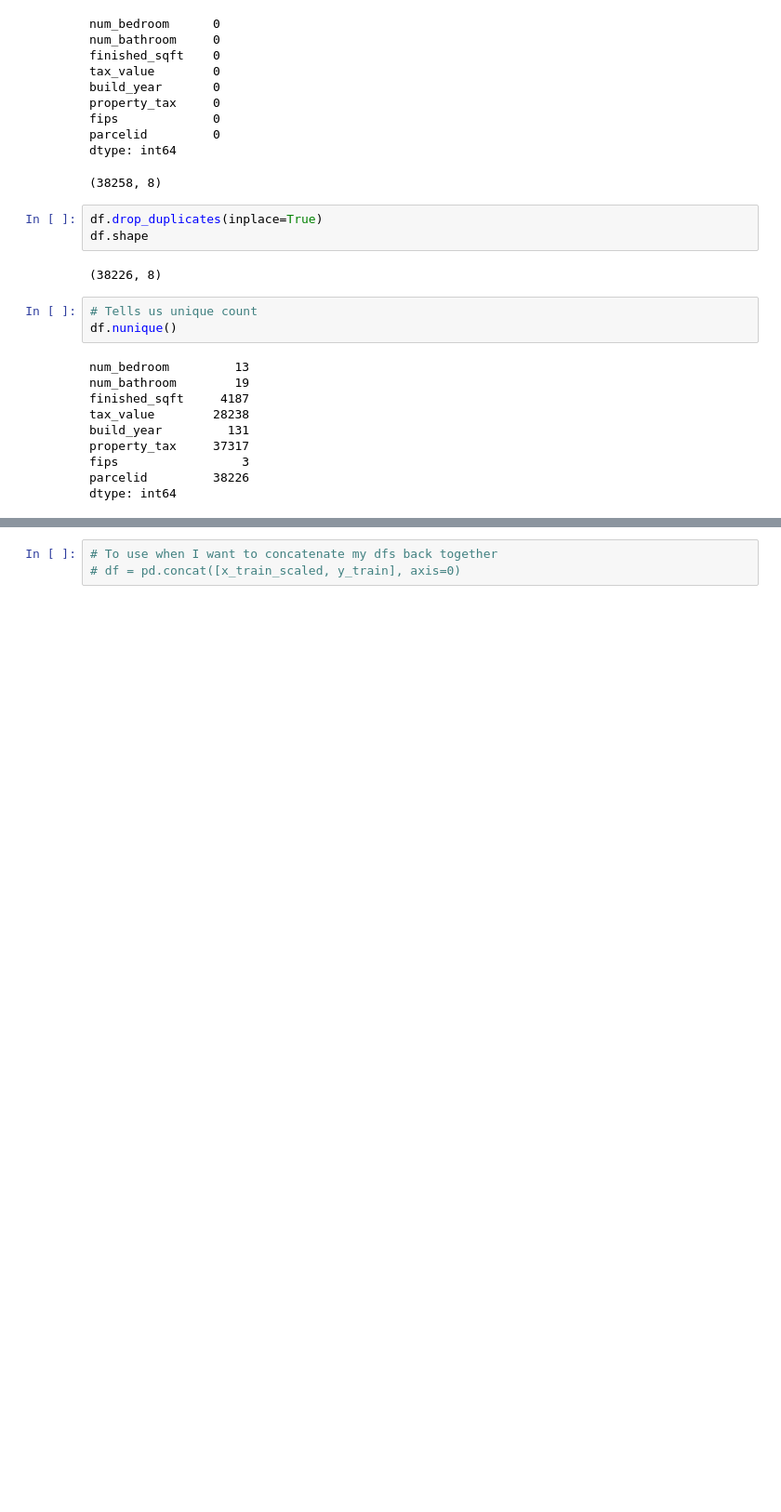
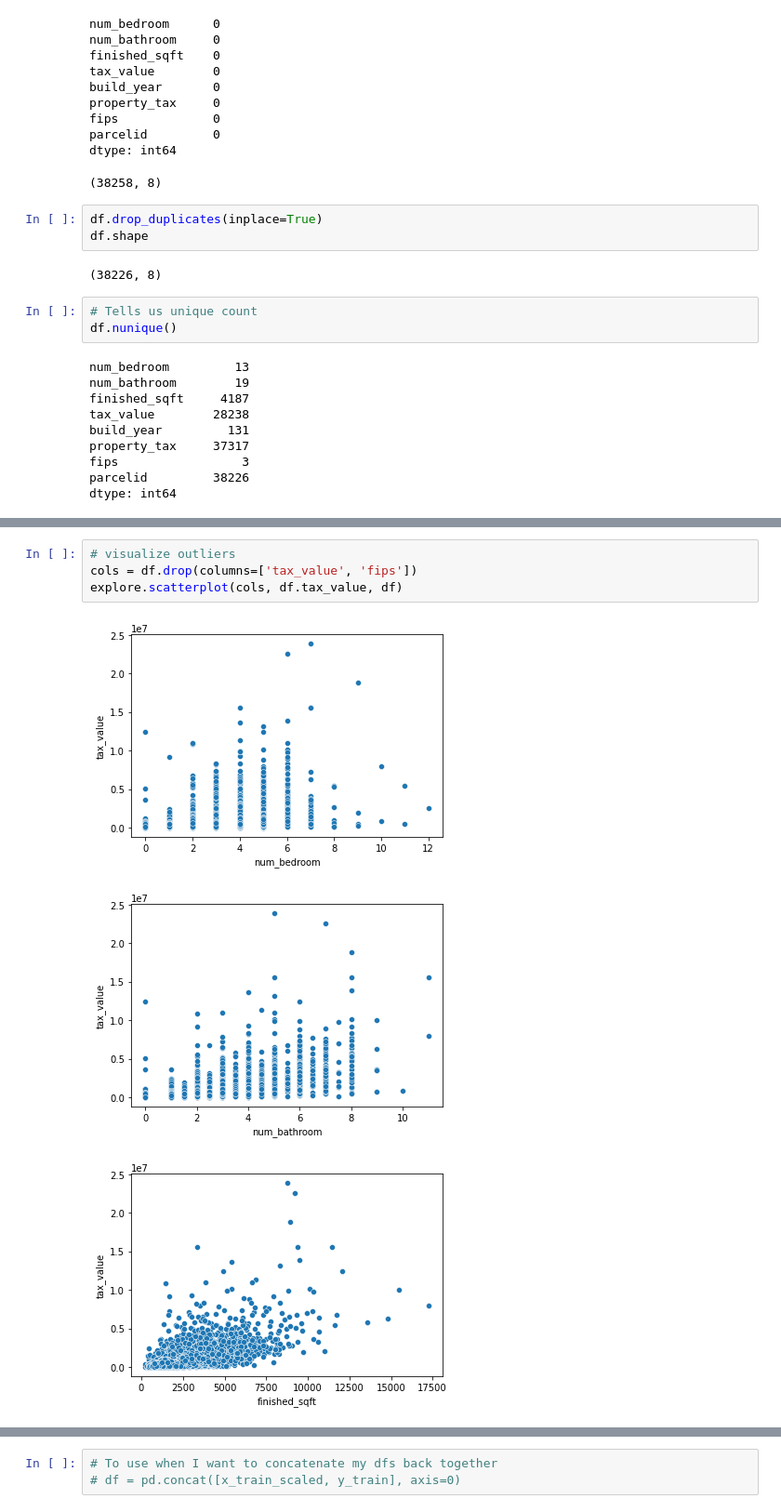
Before and after one commit to DesireeMcElroy/zillow-regression-project, a Jupyter notebook: zillow.ipynb, the cells around one changed output, grey strips where cells are left out. Shown at 93% size. Saved outputs shown, nothing was run; the diff lists cells and outputs as text; blank space fills up the shorter version.

Commit message:
applying outlier function

```diff
--- a/zillow.ipynb
+++ b/zillow.ipynb
@@ -131,0 +151,8 @@ df.head()
+# %%
+# visualize outliers
+cols = df.drop(columns=['tax_value', 'fips'])
+explore.scatterplot(cols, df.tax_value, df)
+# %% [output]
+[figure, added]
+[figure, added]
+[figure, added]
```
Also changed, not shown: parts of 13 cells of this notebook.
